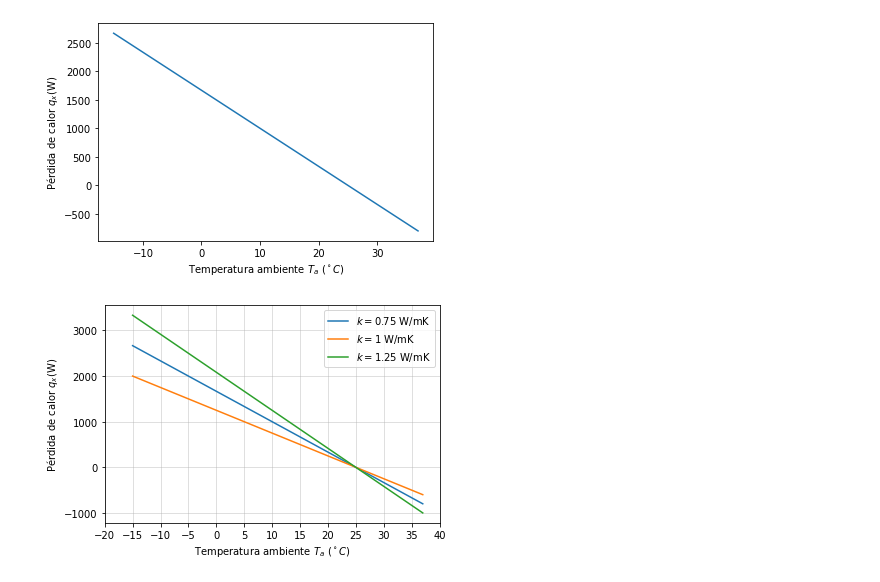
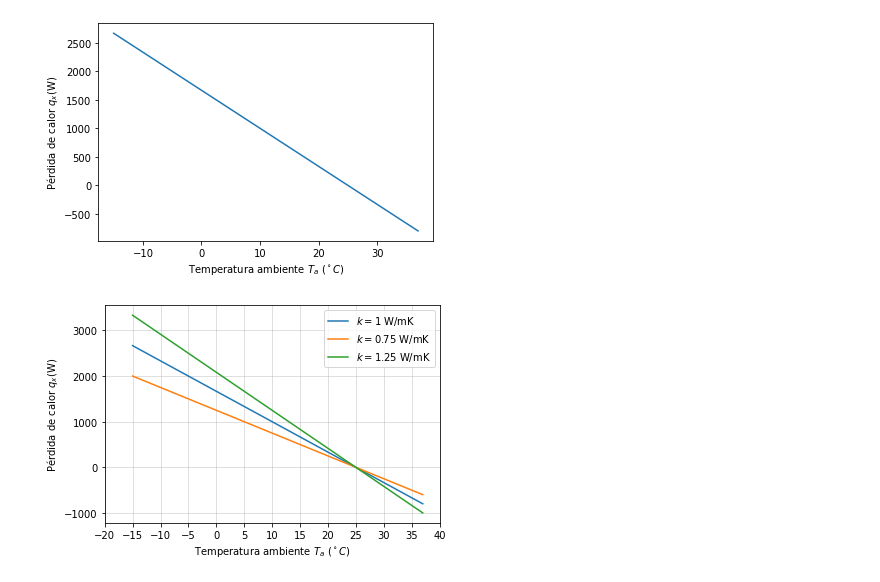
Before and after one commit to alegmor/C_P1.2, a Jupyter notebook: P1.2.ipynb, the cells around one changed output. Drawn from its saved outputs; the diff is of its cells as text; code cells hidden in the pictures.

```diff
--- a/P1.2.ipynb
+++ b/P1.2.ipynb
@@ -85,22 +85,22 @@ plt.show()
 # %%
 #Solución de (b)
 
 k   = 1
 k1  = 0.75
 k2  = 1.25
 A   = 20
 T1  = 25
 L   = 0.3
 Ta  = np.arange(-15,38)
 
-plt.plot(Ta,qx(k,A,T1,Ta,L),label="$k=0.75$ W/mK")
-plt.plot(Ta,qx(k1,A,T1,Ta,L),label ="$k=1$ W/mK")
+plt.plot(Ta,qx(k,A,T1,Ta,L),label="$k=1$ W/mK")
+plt.plot(Ta,qx(k1,A,T1,Ta,L),label ="$k=0.75$ W/mK")
 plt.plot(Ta,qx(k2,A,T1,Ta,L),label="$k=1.25$ W/mK")
 plt.xticks(np.arange(-20,45,5))
 plt.grid(which='major', alpha=0.5)
 plt.ylabel("Pérdida de calor $q_x$(W)")
 plt.xlabel("Temperatura ambiente $T_a$ $(^ \circ C)$")
 plt.legend()
 plt.show()
 # %% [output]
-[figure, old version]
+[figure, new version]
```
